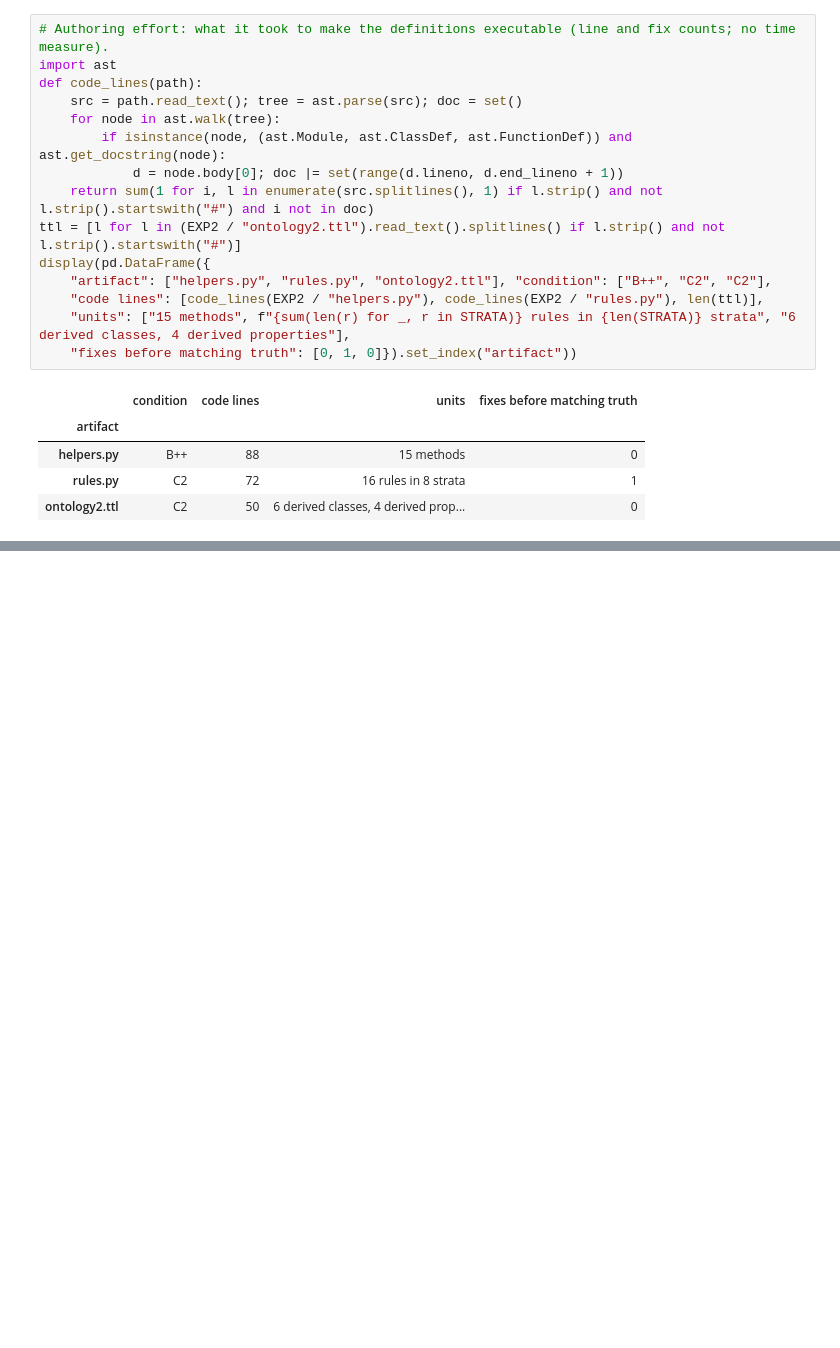
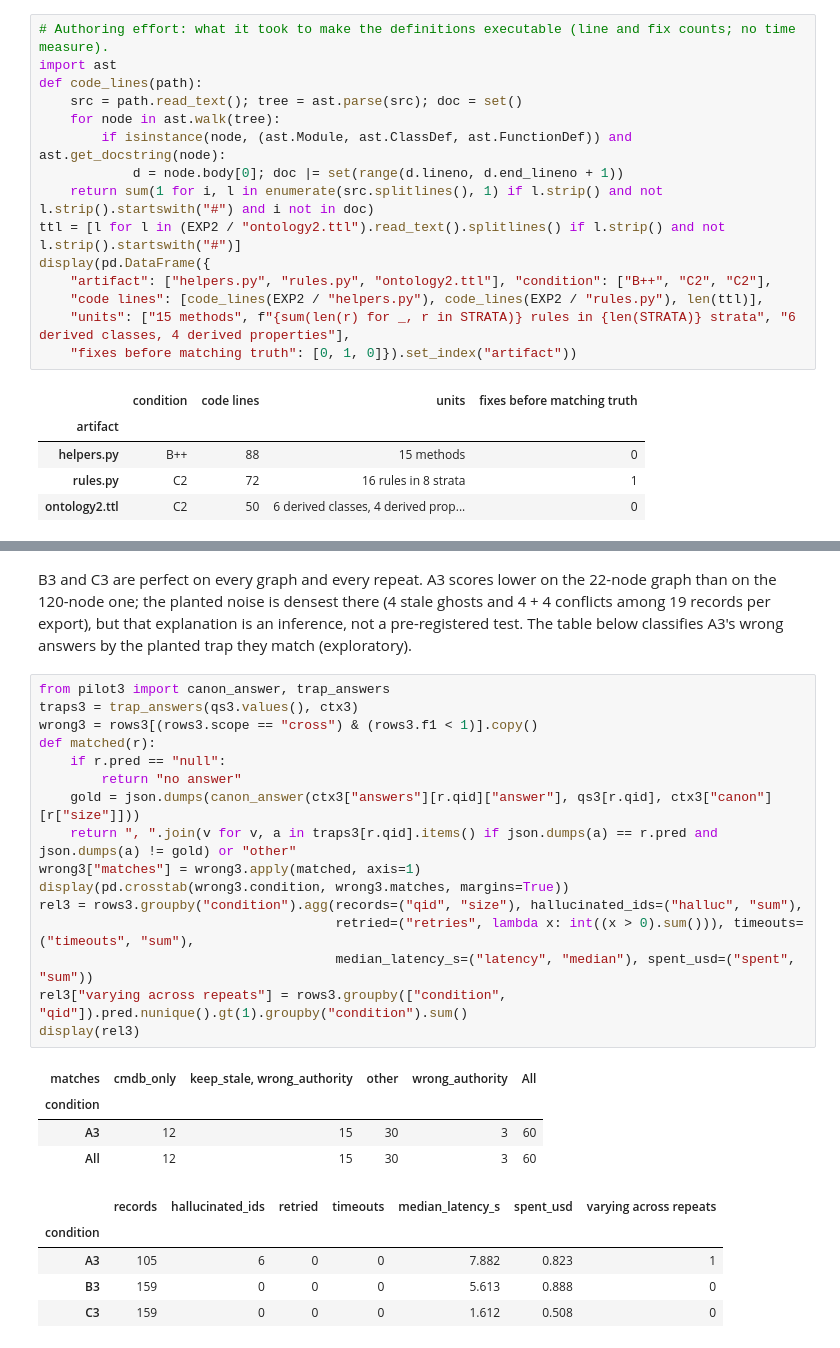
Before and after one commit to Epistememos/LLM-vs-Ontologies, a Jupyter notebook: notebook/blast_radius.ipynb, the cells around one changed output, grey strips where cells are left out. Saved outputs shown, nothing was run; the diff lists cells and outputs as text; blank space fills up the shorter version.

```diff
--- a/notebook/blast_radius.ipynb
+++ b/notebook/blast_radius.ipynb
@@ -584,0 +658,31 @@ display(pd.DataFrame({
+# %% [markdown]
+B3 and C3 are perfect on every graph and every repeat. A3 scores lower on the 22-node graph than on the 120-node one;
+the planted noise is densest there (4 stale ghosts and 4 + 4 conflicts among 19 records per export), but that
+explanation is an inference, not a pre-registered test. The table below classifies A3's wrong answers by the planted
+trap they match (exploratory).
+# %%
+from pilot3 import canon_answer, trap_answers
+traps3 = trap_answers(qs3.values(), ctx3)
+wrong3 = rows3[(rows3.scope == "cross") & (rows3.f1 < 1)].copy()
+def matched(r):
+    if r.pred == "null":
+        return "no answer"
+    gold = json.dumps(canon_answer(ctx3["answers"][r.qid]["answer"], qs3[r.qid], ctx3["canon"][r["size"]]))
+    return ", ".join(v for v, a in traps3[r.qid].items() if json.dumps(a) == r.pred and json.dumps(a) != gold) or "other"
+wrong3["matches"] = wrong3.apply(matched, axis=1)
+display(pd.crosstab(wrong3.condition, wrong3.matches, margins=True))
+rel3 = rows3.groupby("condition").agg(records=("qid", "size"), hallucinated_ids=("halluc", "sum"),
+                                      retried=("retries", lambda x: int((x > 0).sum())), timeouts=("timeouts", "sum"),
+                                      median_latency_s=("latency", "median"), spent_usd=("spent", "sum"))
+rel3["varying across repeats"] = rows3.groupby(["condition", "qid"]).pred.nunique().gt(1).groupby("condition").sum()
+display(rel3)
+# %% [output]
+| matches | cmdb_only | keep_stale, wrong_authority | other | wrong_authority | All |
+| condition |  |  |  |  |  |
+| A3 | 12 | 15 | 30 | 3 | 60 |
+| All | 12 | 15 | 30 | 3 | 60 |
+|  | records | hallucinated_ids | retried | timeouts | median_latency_s | spent_usd | varying across repeats |
+| condition |  |  |  |  |  |  |  |
+| A3 | 105 | 6 | 0 | 0 | 7.882 | 0.823 | 1 |
+| B3 | 159 | 0 | 0 | 0 | 5.613 | 0.888 | 0 |
+| C3 | 159 | 0 | 0 | 0 | 1.612 | 0.508 | 0 |
```
Also changed, not shown: parts of 12 cells of this notebook, 6 other files.
